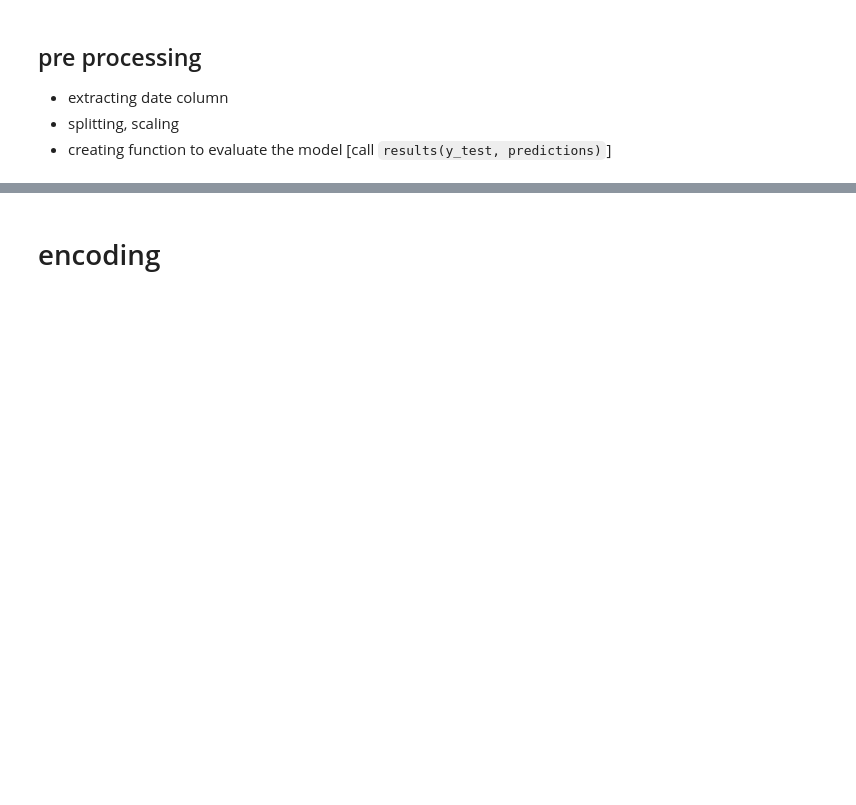
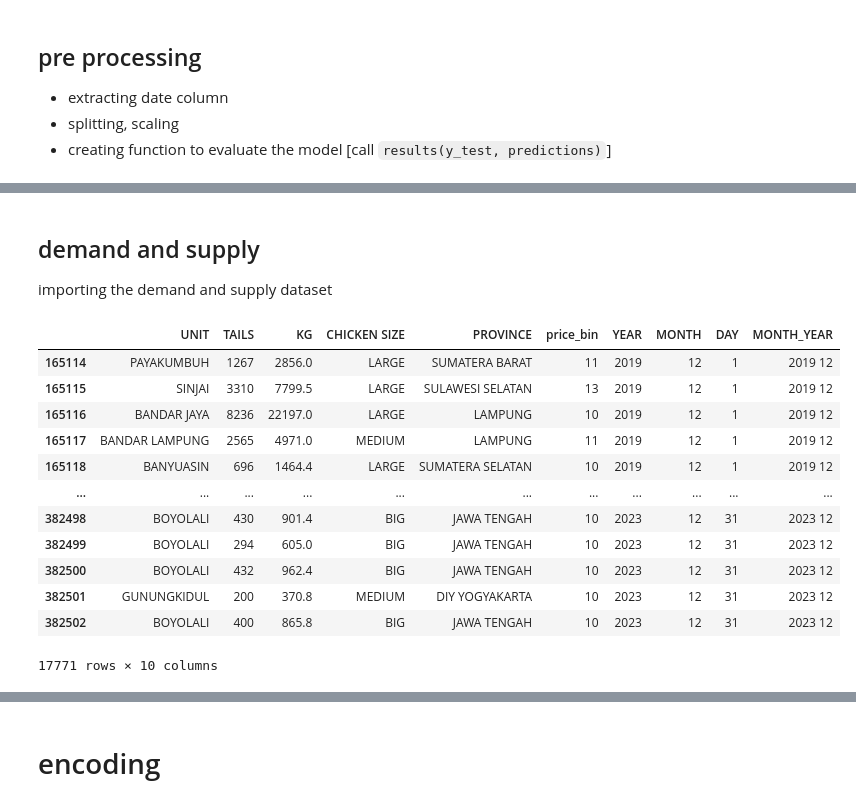
Before and after one commit to thisissteff/forecasting, a Jupyter notebook: forecasting_bin.ipynb, the cells around one changed output, grey strips where cells are left out. Drawn from its saved outputs; the diff is of its cells as text; code cells hidden in the pictures; blank space fills up the shorter version.

```diff
--- a/forecasting_bin.ipynb
+++ b/forecasting_bin.ipynb
@@ -107,0 +124,3 @@ df = df.drop('DAY_DATE', axis = 1)
+# %% [markdown]
+## demand and supply
+importing the demand and supply dataset
@@ -107,0 +133,16 @@ df = df.drop('DAY_DATE', axis = 1)
+# %%
+df
+# %% [output]
+|  | UNIT | TAILS | KG | CHICKEN SIZE | PROVINCE | price_bin | YEAR | MONTH | DAY | MONTH_YEAR |
+| 165114 | PAYAKUMBUH | 1267 | 2856.0 | LARGE | SUMATERA BARAT | 11 | 2019 | 12 | 1 | 2019 12 |
+| 165115 | SINJAI | 3310 | 7799.5 | LARGE | SULAWESI SELATAN | 13 | 2019 | 12 | 1 | 2019 12 |
+| 165116 | BANDAR JAYA | 8236 | 22197.0 | LARGE | LAMPUNG | 10 | 2019 | 12 | 1 | 2019 12 |
+| 165117 | BANDAR LAMPUNG | 2565 | 4971.0 | MEDIUM | LAMPUNG | 11 | 2019 | 12 | 1 | 2019 12 |
+| 165118 | BANYUASIN | 696 | 1464.4 | LARGE | SUMATERA SELATAN | 10 | 2019 | 12 | 1 | 2019 12 |
+| ... | ... | ... | ... | ... | ... | ... | ... | ... | ... | ... |
+| 382498 | BOYOLALI | 430 | 901.4 | BIG | JAWA TENGAH | 10 | 2023 | 12 | 31 | 2023 12 |
+| 382499 | BOYOLALI | 294 | 605.0 | BIG | JAWA TENGAH | 10 | 2023 | 12 | 31 | 2023 12 |
+| 382500 | BOYOLALI | 432 | 962.4 | BIG | JAWA TENGAH | 10 | 2023 | 12 | 31 | 2023 12 |
+| 382501 | GUNUNGKIDUL | 200 | 370.8 | MEDIUM | DIY YOGYAKARTA | 10 | 2023 | 12 | 31 | 2023 12 |
+| 382502 | BOYOLALI | 400 | 865.8 | BIG | JAWA TENGAH | 10 | 2023 | 12 | 31 | 2023 12 |
+17771 rows × 10 columns
```
Also changed, not shown: parts of 4 cells of this notebook, 1 other file.
